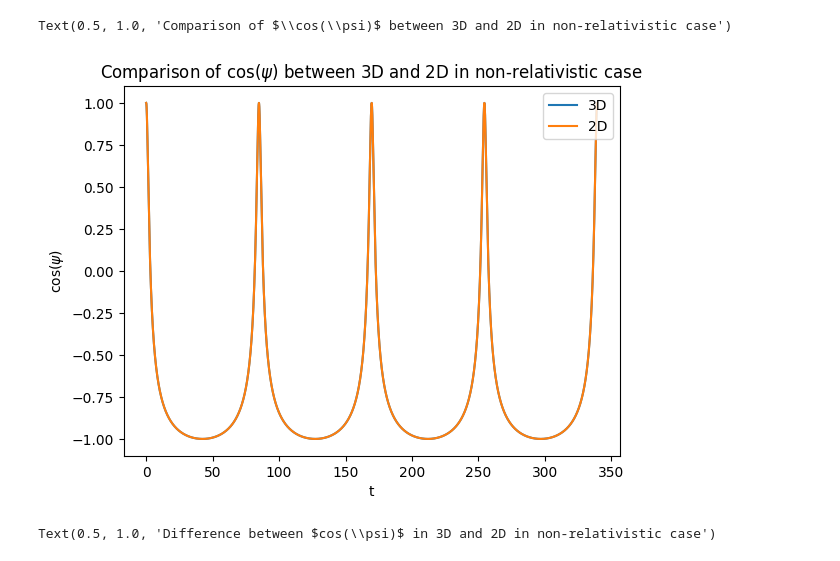
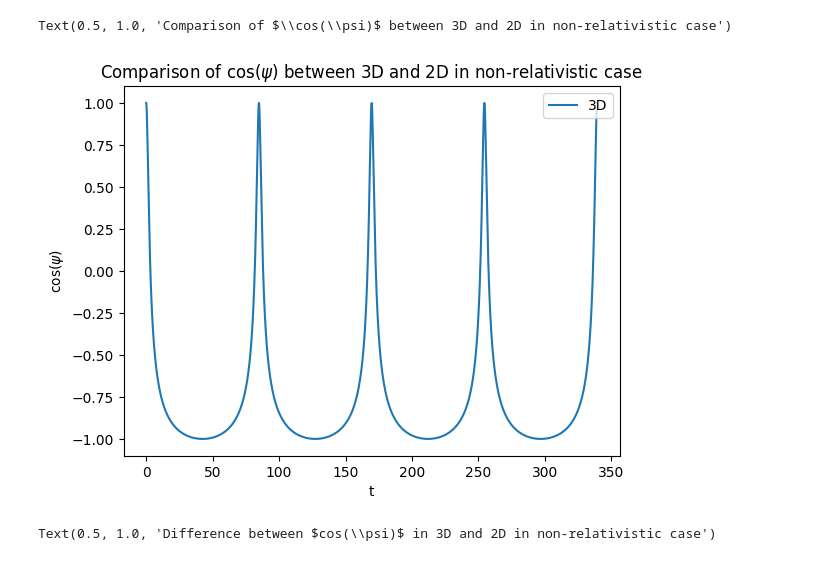
Before and after one commit to musa-salman/BohrAtomSim, a Jupyter notebook: debug/debug_issue_9_0.ipynb, the cells around one changed output. Cells and saved outputs as stored; diff of their text form; code cells hidden in the pictures.

```diff
--- a/debug/debug_issue_9_0.ipynb
+++ b/debug/debug_issue_9_0.ipynb
@@ -201,14 +201,14 @@ cos_psi_3_2_1_d31 = compute_cos_psi(sphere_3_2_1_d31['phi'], sphere_3_2_1_d31['t
 polar_3_2_d19 = pd.read_csv('results/polar_3_2_d19.csv')
 # %%
 plt.plot(sphere_3_2_1_d31['t'], cos_psi_3_2_1_d31)
-plt.plot(polar_3_2_d19['t'], np.cos(polar_3_2_d19['phi']))
+# plt.plot(polar_3_2_d19['t'], np.cos(polar_3_2_d19['phi']))
 plt.xlabel('t')
 plt.ylabel('$\\cos(\\psi)$')
 plt.legend(['3D', '2D'])
 plt.title('Comparison of $\\cos(\\psi)$ between 3D and 2D in non-relativistic case')
 # %% [output]
 Text(0.5, 1.0, 'Comparison of $\\cos(\\psi)$ between 3D and 2D in non-relativistic case')
-[figure, old version]
+[figure, new version]
 # %%
 df_cos_psi_3_2_1_d31 = cos_psi_3_2_1_d31 - np.cos(polar_3_2_d19['phi'])
 # %%
```
Also changed, not shown: parts of 37 cells of this notebook, 1 other file.
